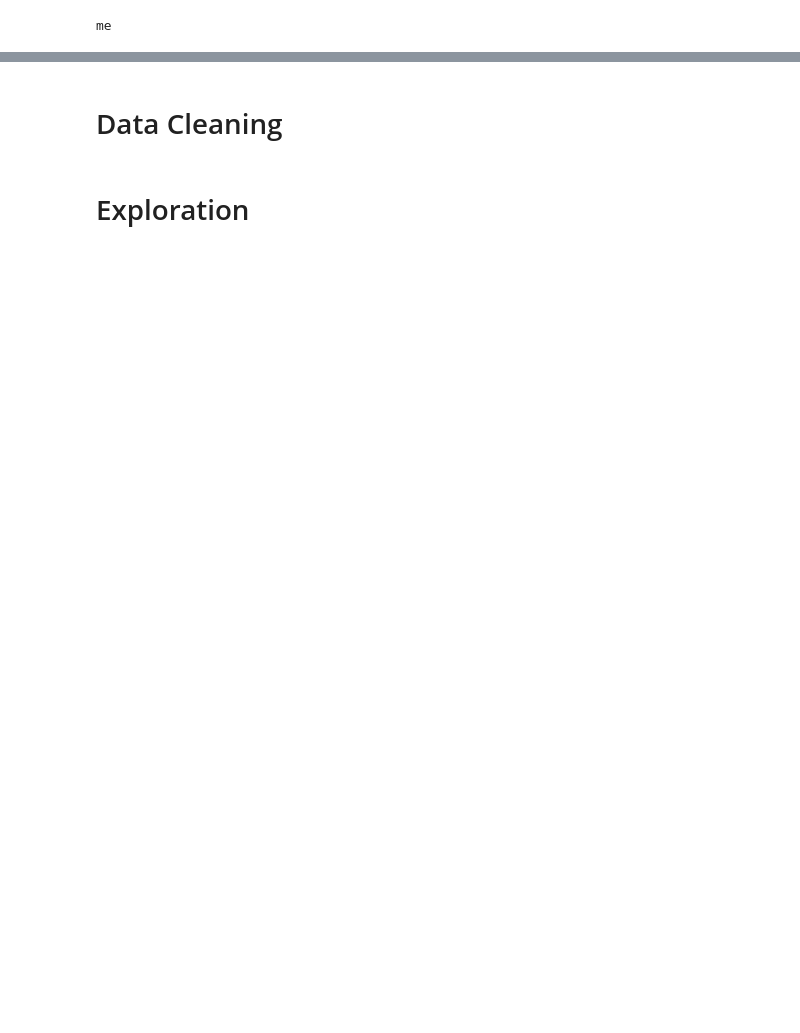
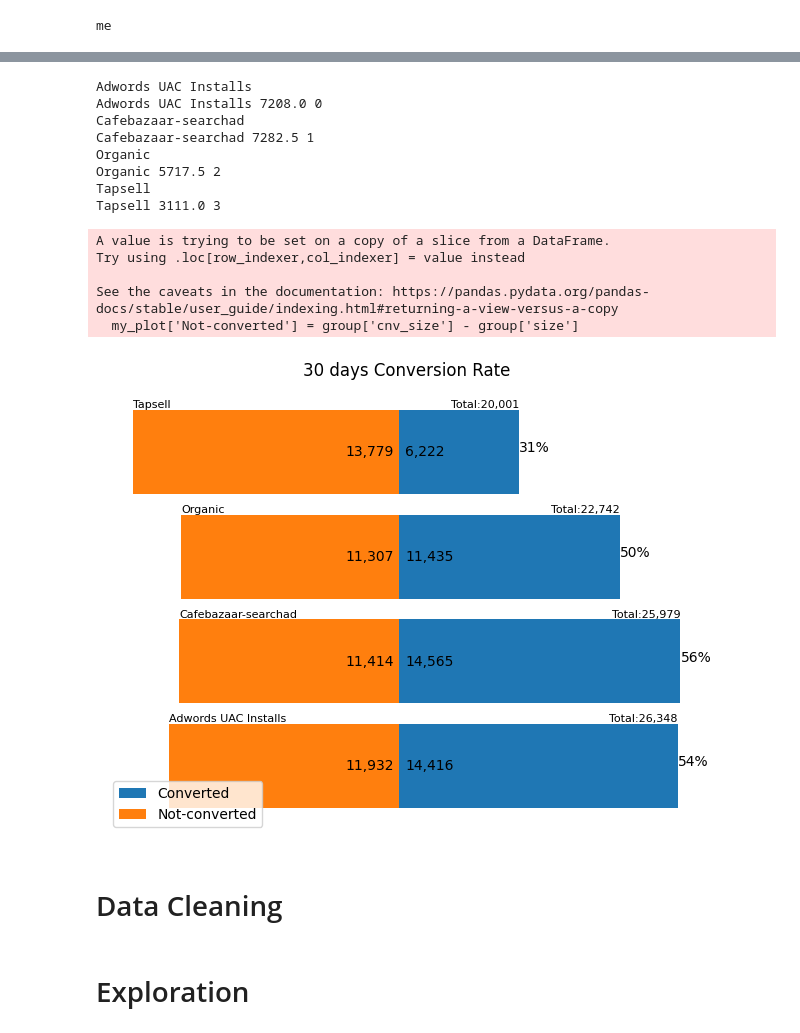
Before and after one commit to mahdinasseri/Ads-Networks-Performance-and-Fraud-Analysis, a Jupyter notebook: Analysis.ipynb, the cells around one changed output, grey strips where cells are left out. Cells and saved outputs as stored; diff of their text form; code cells hidden in the pictures; blank space fills up the shorter version.

Commit message:
30 days conversation rate

```diff
--- a/Analysis.ipynb
+++ b/Analysis.ipynb
@@ -41,12 +44,12 @@ df_users = df.drop_duplicates('adid', keep='first')
 df_users = df_users[['adid','network_name','installed_at']]
 df_users.set_index('adid',drop=True,inplace=True)
 # %%
-df=df[df['activity_kind']=='event']
-df_conversion = df.drop_duplicates('adid',keep='first')
+df_events=df[df['activity_kind']=='event']
+df_conversion = df_events.drop_duplicates('adid',keep='first')
 df_conversion.set_index('adid',drop=True,inplace=True)
-df.set_index('adid',drop=True,inplace=True)
+df_events.set_index('adid',drop=True,inplace=True)
 # %%
-df['cnv_date'] = df_conversion['created_at']
-df['cnv_cohort_day'] = df['cnv_date'].dt.date
-df['cnv_age'] = df['created_at'] - df['cnv_date']
-df['cnv_age_day'] = df['cnv_age'].dt.days
+df_events['cnv_date'] = df_conversion['created_at']
+df_events['cnv_cohort_day'] = df_events['cnv_date'].dt.date
+df_events['cnv_age'] = df_events['created_at'] - df_events['cnv_date']
+df_events['cnv_age_day'] = df_events['cnv_age'].dt.days
@@ -52,0 +77,6 @@ df['cnv_age_day'] = df['cnv_age'].dt.days
+# %%
+
+df_events.sort_values('created_at',inplace=True)
+df_users.sort_values('installed_at',inplace=True)
+df_events.reset_index(inplace=True)
+df_events
@@ -53,3 +101,63 @@ df['cnv_age_day'] = df['cnv_age'].dt.days
+# %%
+
+days_count = 30
+
+group_by = 'network_name'
+
+group = df_users.groupby(group_by)[group_by].agg(['size'])
+df_plot = df_events[df_events['aqz_age_day']<=days_count]
+df_plot = df_plot.reset_index().drop_duplicates('adid',keep='first')
+
+group['cnv_size'] = df_plot.groupby(group_by)['adid'].size()
+group['instant_ratio'] = 100.0 * group['cnv_size'] / group['size']
+
+my_plot = group[['cnv_size']]
+my_plot.columns = ['Converted']
+my_plot['Not-converted'] = group['cnv_size'] - group['size']
+ax = my_plot.plot(kind='barh',stacked=True,width=.8)
+j = 0
+plt.ylabel('')
+plt.xticks([])
+plt.yticks([])
+plt.legend(loc=3)  # Lower left
+
+ax.spines['top'].set_visible(False)
+ax.spines['right'].set_visible(False)
+ax.spines['left'].set_visible(False)
+ax.spines['bottom'].set_visible(False)
+
+for i in my_plot.index:
+    print(i)
+    x = my_plot['Converted'][i] / 2
+    x2 = my_plot['Not-converted'][i] / 2
+    y = j
+    print(i,x,y)
+    plt.text(300,y,"{:,}".format(int(x*2)),ha='left',va='center')
+    plt.text(-300,y,"{:,}".format(int(-x2*2)),ha='right',va='center')
+    plt.text(x*2,y+.42,'Total:'+"{:,}".format(group['size'][i]),ha='right',size=8)
+    plt.text(x*2,y,str(int(group['instant_ratio'][i]))+'%',ha='left',size=10)
+    plt.text(x2*2,y+.42,i,ha='left',size=8)
+    j = j + 1
+plt.tight_layout()
+plt.title(str(days_count) + ' days Conversion Rate')
+#plt.savefig(path+'output/'+'instant_conversion_rate_'+str(days_count),dpi=300)
+plt.show()
+#return group
+# %% [output]
+Adwords UAC Installs
+Adwords UAC Installs 7208.0 0
+Cafebazaar-searchad
+Cafebazaar-searchad 7282.5 1
+Organic
+Organic 5717.5 2
+Tapsell
+Tapsell 3111.0 3
+A value is trying to be set on a copy of a slice from a DataFrame.
+Try using .loc[row_indexer,col_indexer] = value instead
+
+See the caveats in the documentation: https://pandas.pydata.org/pandas-docs/stable/user_guide/indexing.html#returning-a-view-versus-a-copy
+  my_plot['Not-converted'] = group['cnv_size'] - group['size']
+[figure, added]
 # %% [markdown]
 # Data Cleaning
 # %% [markdown]
```
Also changed, not shown: parts of 5 cells of this notebook.
